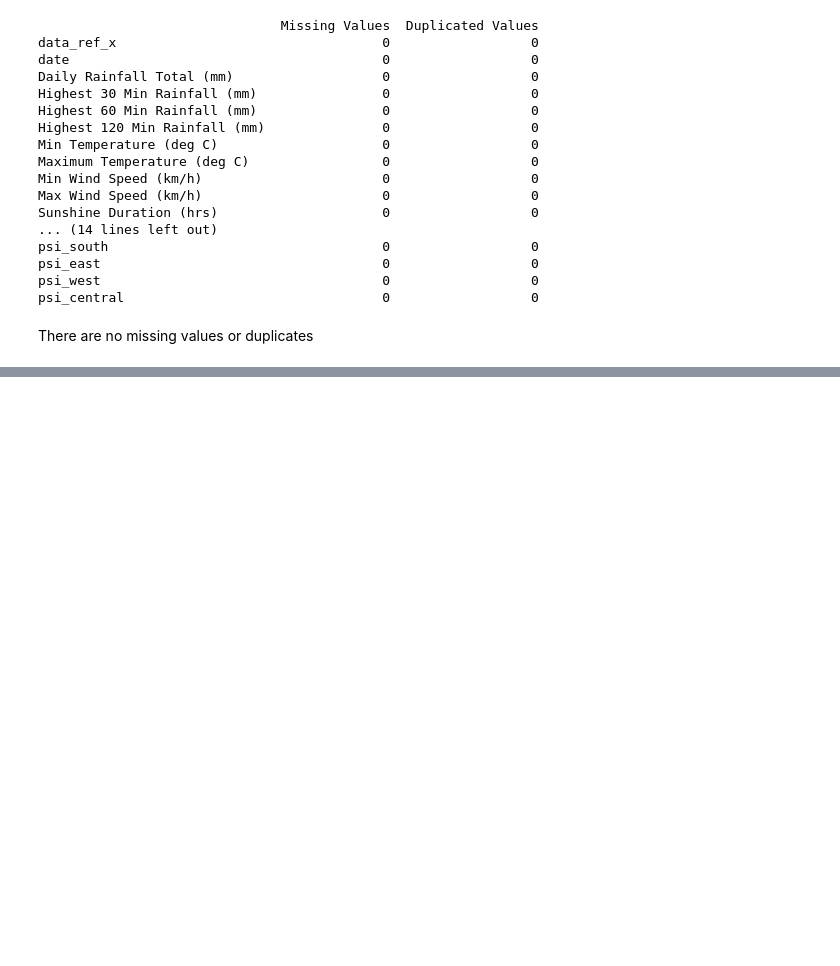
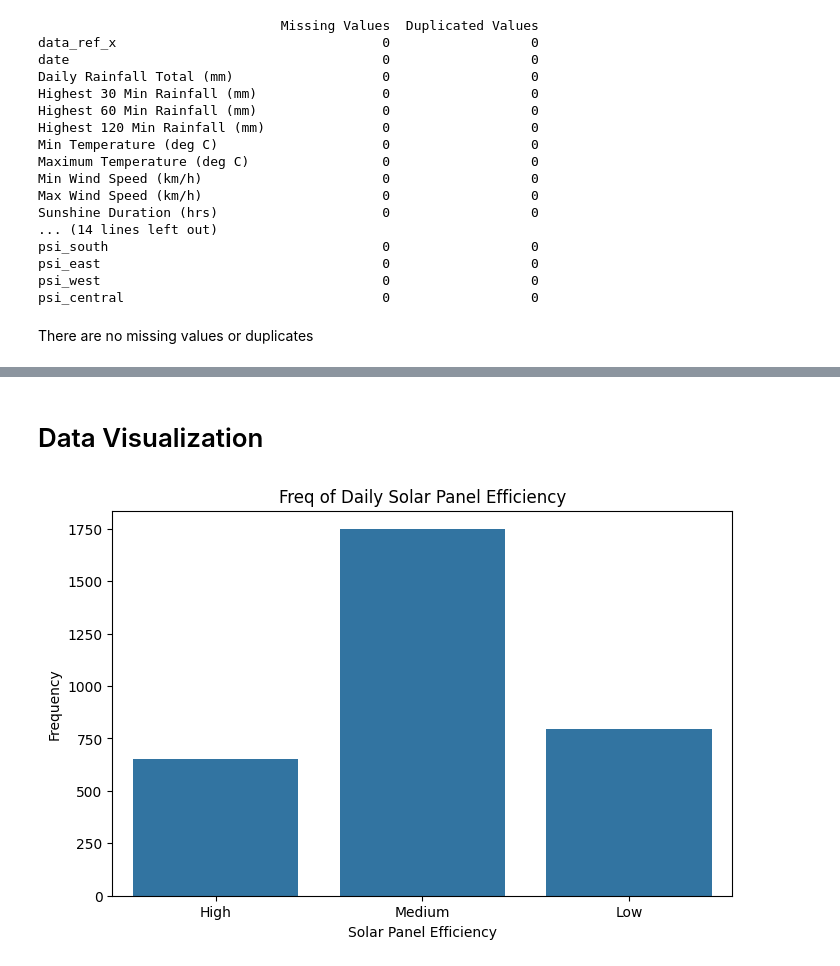
Before and after one commit to lxxxng/SolarPanelEfficiencyPrediction, a Jupyter notebook: eda.ipynb, the cells around one changed output, grey strips where cells are left out. Drawn from its saved outputs; the diff is of its cells as text; code cells hidden in the pictures; blank space fills up the shorter version.

```diff
--- a/eda.ipynb
+++ b/eda.ipynb
@@ -219,3 +275,6 @@ It will be easier to merge the datasets.
+# %%
+weather_df[['Wet Bulb Temperature (deg C)', 'Max Wind Speed (km/h)']] = \
+weather_df[['Wet Bulb Temperature (deg C)', 'Max Wind Speed (km/h)']].map(lambda x: np.nan if x < 0 else x)
 # %%
 weather_df.isnull().sum()
 # %% [output]
@@ -324,3 +412,2 @@ There are no missing values or duplicates
 # %%
-irrelevant_features = ["data_ref_x", "data_ref_y", "date"]
-merged_df.drop(columns=irrelevant_features, inplace=True)
+merged_df.drop(columns=constant_cols, inplace=True)
@@ -373,0 +488,26 @@ plt.show()
+# %%
+# Change dee point category to lower case
+merged_df['Dew Point Category'] = merged_df['Dew Point Category'].str.lower()
+
+# Mapping dictionary for 'dew point category'
+label_map = {
+    'vh': 'Very High',
+    'very high': 'Very High',
+    'low': 'Low',
+    'vl': 'Very Low',
+    'very low': 'Very Low',
+    'high': 'High',
+    'moderate': 'Moderate',
+    'm': 'Moderate',
+    'h': 'High',
+    'extreme': 'Extreme',
+    'minimal': 'Minimal',
+    'normal': 'Normal',
+    'high level': 'High',
+    'below average': 'Below Average',
+    'l': 'Low'
+}
+
+
+merged_df['Dew Point Category'] = merged_df['Dew Point Category'].map(label_map).fillna('Unknown')
+print(merged_df['Dew Point Category'].unique())
@@ -373,0 +519,5 @@ plt.show()
+# %%
+to_drop = ["data_ref_x", "data_ref_y",
+           "Highest 60 Min Rainfall (mm)", "Highest 120 Min Rainfall (mm)", "Cloud Cover (%)"]
+
+merged_df.drop(columns=to_drop, inplace=True)
@@ -373,0 +546,12 @@ plt.show()
+# %% [markdown]
+# Data Visualization
+# %%
+# bar plot for Daily Solar Panel Efficiency
+plt.figure(figsize=(8, 5))
+sns.countplot(data=merged_df, x='Daily Solar Panel Efficiency')
+plt.title('Freq of Daily Solar Panel Efficiency')
+plt.xlabel('Solar Panel Efficiency')
+plt.ylabel('Frequency')
+plt.show()
+# %% [output]
+[figure, added]
```
Also changed, not shown: parts of 71 cells of this notebook.
